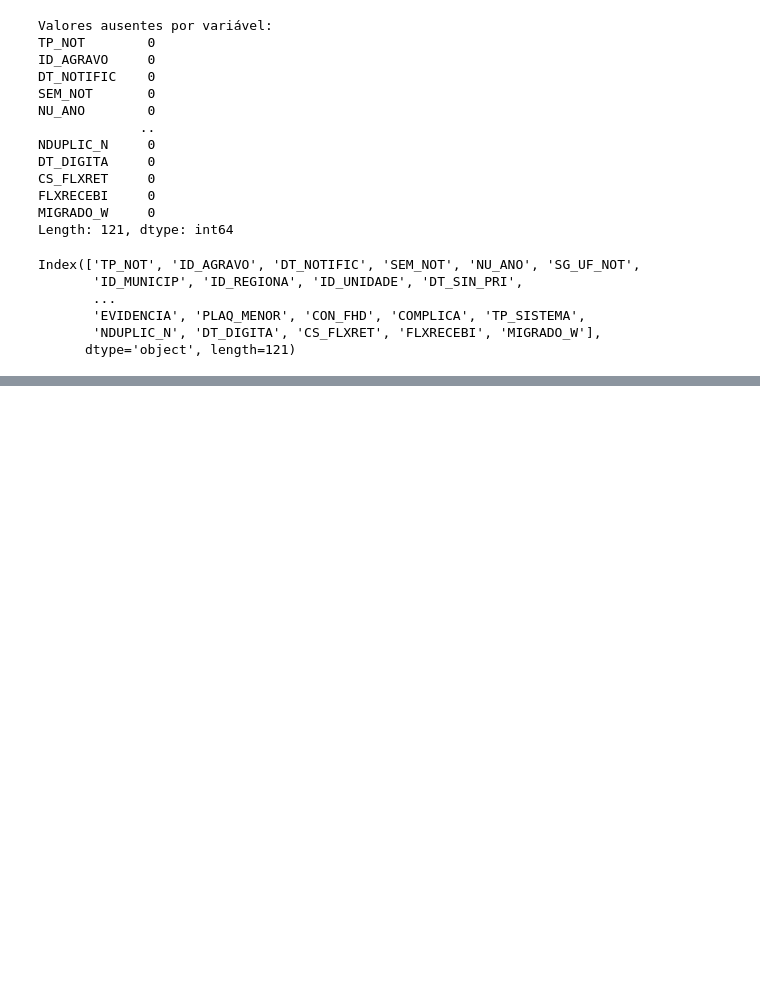
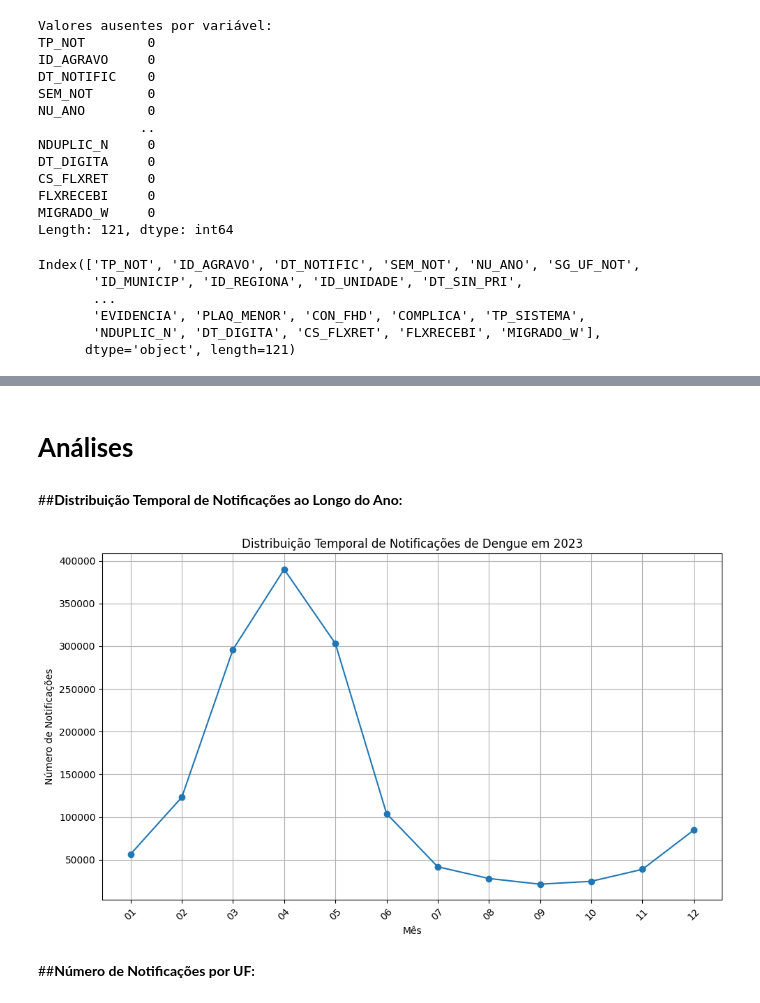
Before and after one commit to Santiagoguii/Big-data, a Jupyter notebook: Dengue2023/Dengue2023.ipynb, the cells around one changed output, grey strips where cells are left out. Saved outputs shown, nothing was run; the diff lists cells and outputs as text; code cells hidden in the pictures; blank space fills up the shorter version.

```diff
--- a/Dengue2023/Dengue2023.ipynb
+++ b/Dengue2023/Dengue2023.ipynb
@@ -117,3 +284,6 @@ Index(['TP_NOT', 'ID_AGRAVO', 'DT_NOTIFIC', 'SEM_NOT', 'NU_ANO', 'SG_UF_NOT',
        'EVIDENCIA', 'PLAQ_MENOR', 'CON_FHD', 'COMPLICA', 'TP_SISTEMA',
        'NDUPLIC_N', 'DT_DIGITA', 'CS_FLXRET', 'FLXRECEBI', 'MIGRADO_W'],
       dtype='object', length=121)
+# %%
+df_dengue = df_dengue.dropna()
+display(df_dengue.head())
@@ -119,0 +333,22 @@ Index(['TP_NOT', 'ID_AGRAVO', 'DT_NOTIFIC', 'SEM_NOT', 'NU_ANO', 'SG_UF_NOT',
+# %% [markdown]
+#  **Análises**
+# %% [markdown]
+##**Distribuição Temporal de Notificações ao Longo do Ano:**
+# %%
+df_dengue['Mes_Notificacao'] = df_dengue['DT_NOTIFIC'].apply(lambda x: str(x)[4:6])
+# %%
+notificacoes_mes = df_dengue['Mes_Notificacao'].value_counts().sort_index()
+# %%
+plt.figure(figsize=(10, 6))
+plt.plot(notificacoes_mes.index, notificacoes_mes.values, marker='o', linestyle='-')
+plt.title('Distribuição Temporal de Notificações de Dengue em 2023')
+plt.xlabel('Mês')
+plt.ylabel('Número de Notificações')
+plt.grid(True)
+plt.xticks(rotation=45)
+plt.tight_layout()
+plt.show()
+# %% [output]
+[figure, added]
+# %% [markdown]
+##**Número de Notificações por UF:**
```
Also changed, not shown: parts of 22 cells of this notebook.
